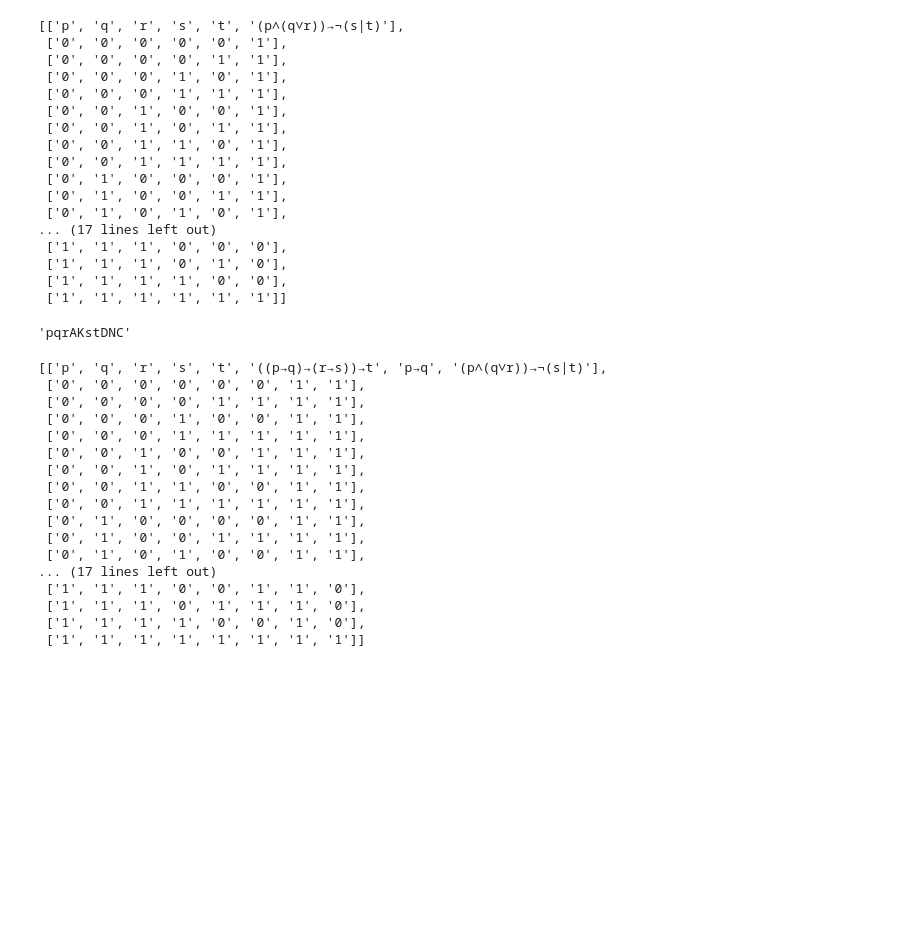
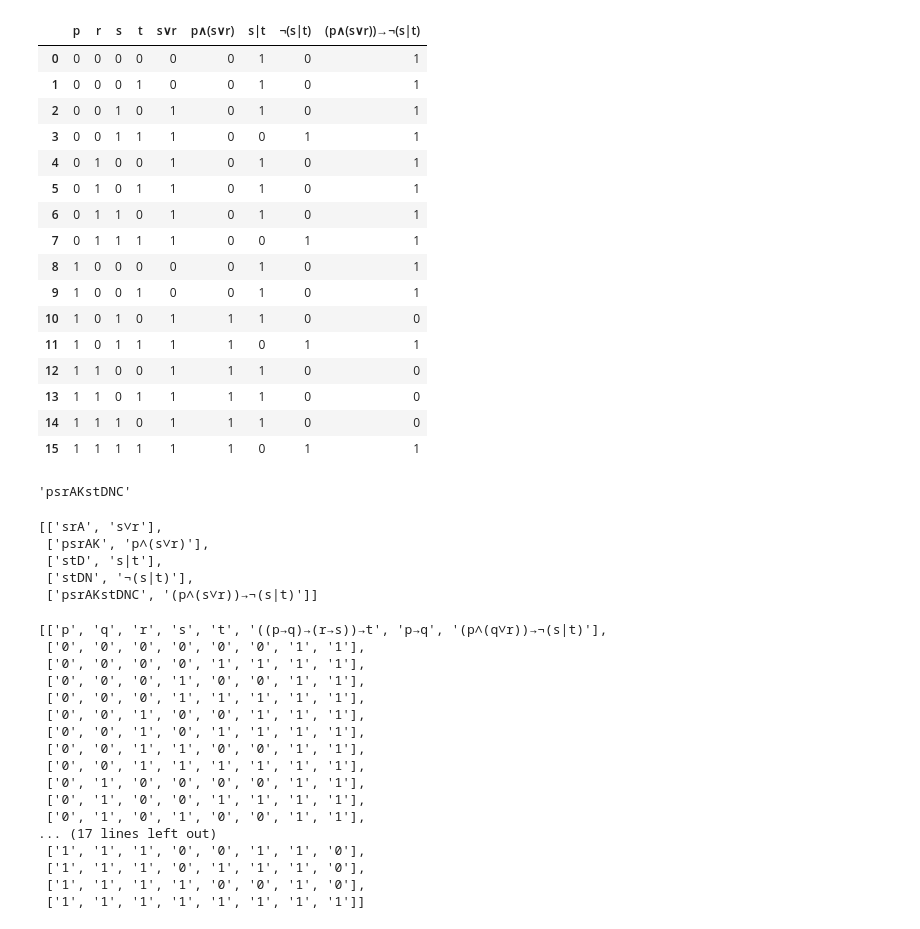
Before and after one commit to elsvv/logic-project, a Jupyter notebook: Truth_Tables_2_0.ipynb, the cells around one changed output. Saved outputs shown, nothing was run; the diff lists cells and outputs as text; code cells hidden in the pictures; blank space fills up the shorter version.

```diff
--- a/Truth_Tables_2_0.ipynb
+++ b/Truth_Tables_2_0.ipynb
@@ -129,9 +129,7 @@ def gen_strings(var):
     out = list(product('FT', repeat = n))
     return out
 # %%
-def eval_form_on_val(valuation, formula):
-    var = set_var(formula)
-    val = valuation
+def eval_form_on_val(var, val, formula):
     new = formula
     for i in range(len(var)):
         new = [x.replace(var[i], val[i]) for x in new]
@@ -196,3 +260,14 @@ def revpolish(formula):
+# %%
+def truth_table2(input_formula):
+    '''Truth Table for Formula '''
+    subformulas = revpolish_r(input_formula)
+    var = set_var(subformulas[-1][0])
+    strings = gen_strings(var)
+    out = []
+    out.append(var + [x[1] for x in subformulas])
+    for string in strings:
+        out.append(list(string) + [eval_form_on_val(var, string, x[0])[0] for x in subformulas])
+    return out
 # %%
 def replace_TF(var1,var2, string):
     new_string = [x.replace('T', var1) for x in string]
@@ -207,38 +282,46 @@ def replace_TF_table(x,y,tab):
     return new_table
 # %%
 def print_truth_table(formula, x='T', y='F'):
-    table = truth_table(formula)
+    table = truth_table2(formula)
     table = replace_TF_table(x, y, table)
-    return table
+#    return table
     df = pd.DataFrame(table[1:], columns=table[0])
     df = df.style.set_properties(**{'text-align': 'center'})
     return df
 # %%
-form='(p∧(q∨r))→¬(s|t)'
+form='(p∧(s∨r))→¬(s|t)'
 # print_truth_table(form,'⊤','⊥')
 print_truth_table(form, '1', '0')
 # %% [output]
-[['p', 'q', 'r', 's', 't', '(p∧(q∨r))→¬(s|t)'],
- ['0', '0', '0', '0', '0', '1'],
- ['0', '0', '0', '0', '1', '1'],
- ['0', '0', '0', '1', '0', '1'],
- ['0', '0', '0', '1', '1', '1'],
- ['0', '0', '1', '0', '0', '1'],
- ['0', '0', '1', '0', '1', '1'],
- ['0', '0', '1', '1', '0', '1'],
- ['0', '0', '1', '1', '1', '1'],
- ['0', '1', '0', '0', '0', '1'],
- ['0', '1', '0', '0', '1', '1'],
- ['0', '1', '0', '1', '0', '1'],
-... (17 lines left out)
- ['1', '1', '1', '0', '0', '0'],
- ['1', '1', '1', '0', '1', '0'],
- ['1', '1', '1', '1', '0', '0'],
- ['1', '1', '1', '1', '1', '1']]
+|  | p | r | s | t | s∨r | p∧(s∨r) | s|t | ¬(s|t) | (p∧(s∨r))→¬(s|t) |
+| 0 | 0 | 0 | 0 | 0 | 0 | 0 | 1 | 0 | 1 |
+| 1 | 0 | 0 | 0 | 1 | 0 | 0 | 1 | 0 | 1 |
+| 2 | 0 | 0 | 1 | 0 | 1 | 0 | 1 | 0 | 1 |
+| 3 | 0 | 0 | 1 | 1 | 1 | 0 | 0 | 1 | 1 |
+| 4 | 0 | 1 | 0 | 0 | 1 | 0 | 1 | 0 | 1 |
+| 5 | 0 | 1 | 0 | 1 | 1 | 0 | 1 | 0 | 1 |
+| 6 | 0 | 1 | 1 | 0 | 1 | 0 | 1 | 0 | 1 |
+| 7 | 0 | 1 | 1 | 1 | 1 | 0 | 0 | 1 | 1 |
+| 8 | 1 | 0 | 0 | 0 | 0 | 0 | 1 | 0 | 1 |
+| 9 | 1 | 0 | 0 | 1 | 0 | 0 | 1 | 0 | 1 |
+| 10 | 1 | 0 | 1 | 0 | 1 | 1 | 1 | 0 | 0 |
+| 11 | 1 | 0 | 1 | 1 | 1 | 1 | 0 | 1 | 1 |
+| 12 | 1 | 1 | 0 | 0 | 1 | 1 | 1 | 0 | 0 |
+| 13 | 1 | 1 | 0 | 1 | 1 | 1 | 1 | 0 | 0 |
+| 14 | 1 | 1 | 1 | 0 | 1 | 1 | 1 | 0 | 0 |
+| 15 | 1 | 1 | 1 | 1 | 1 | 1 | 0 | 1 | 1 |
 # %%
 revpolish(form)
 # %% [output]
-'pqrAKstDNC'
+'psrAKstDNC'
+# %%
+revpolish_r(form)
+# %% [output]
+[['srA', 's∨r'],
+ ['psrAK', 'p∧(s∨r)'],
+ ['stD', 's|t'],
+ ['stDN', '¬(s|t)'],
+ ['psrAKstDNC', '(p∧(s∨r))→¬(s|t)']]
 # %%
 def truth_table_for_list(list_of_formulas):
 
```
Also changed, not shown: parts of 4 cells of this notebook.
